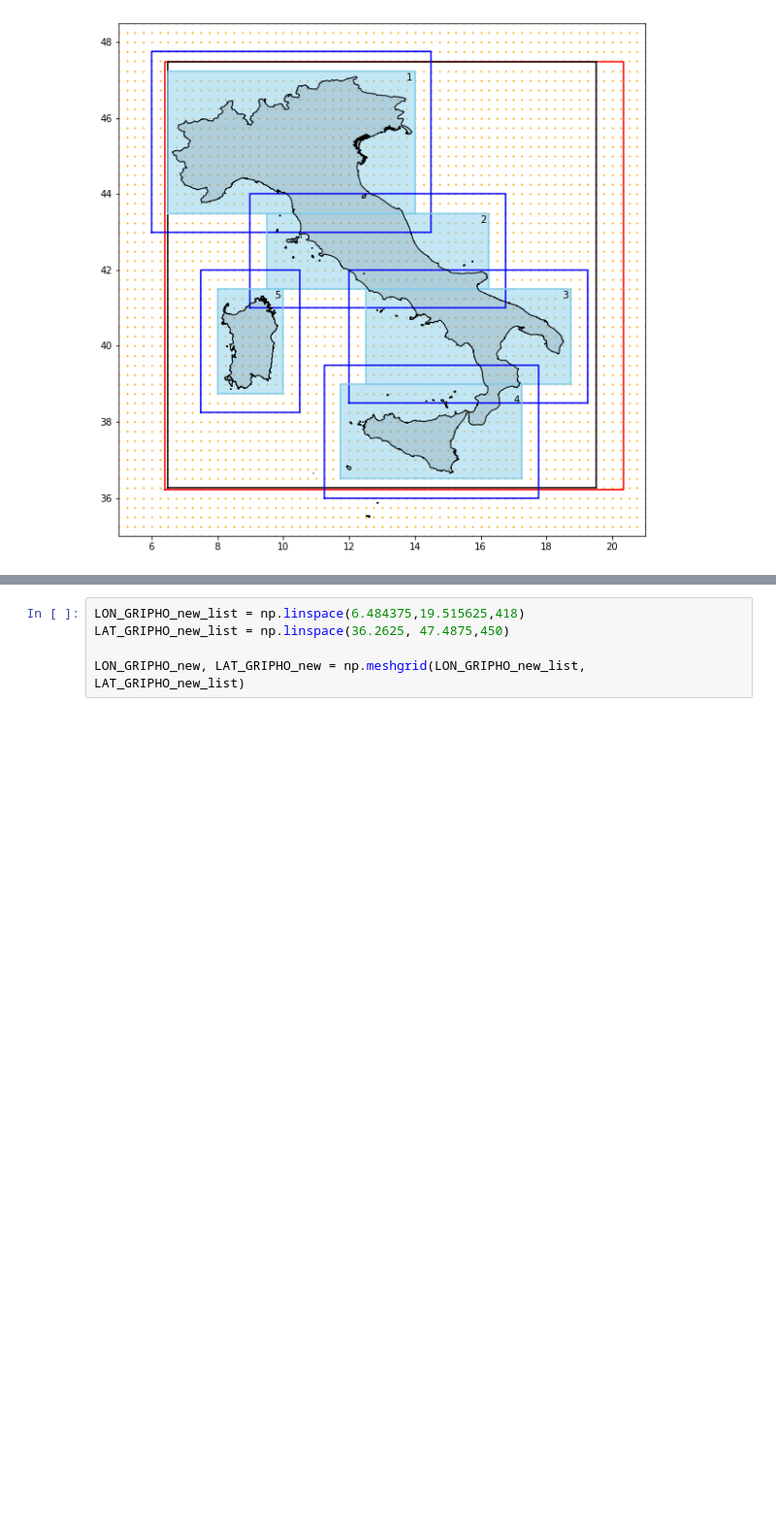
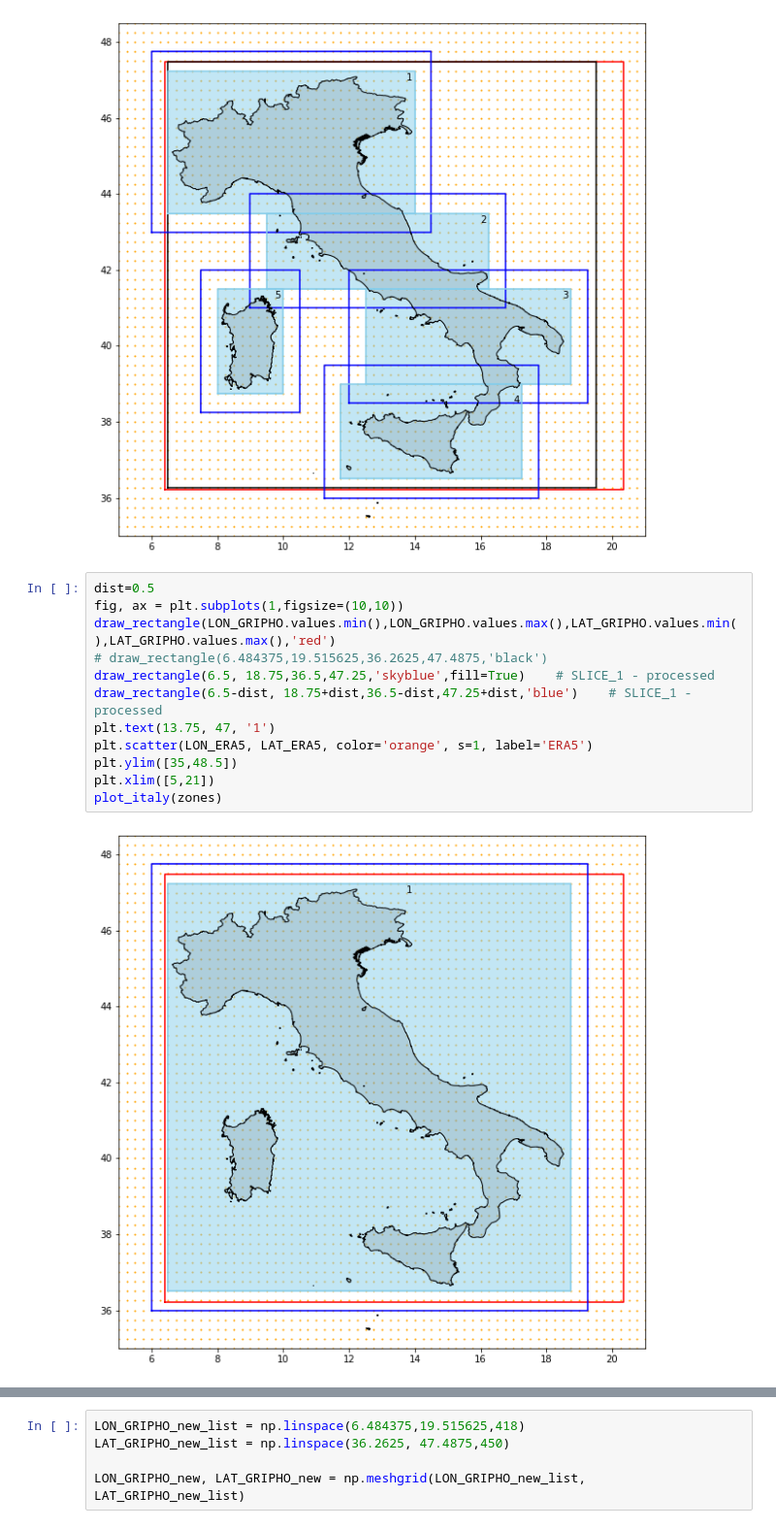
Before and after one commit to valebl/precipitation-maps, a Jupyter notebook: visualizations.ipynb, the cells around one changed output, grey strips where cells are left out. Shown: that part at 97% size. Drawn from its saved outputs; the diff is of its cells as text; blank space fills up the shorter version.

Commit message:
small change in visualizations

```diff
--- a/visualizations.ipynb
+++ b/visualizations.ipynb
@@ -101,3 +101,17 @@ plt.xlim([5,21])
 plot_italy(zones)
 # %% [output]
 [figure]
+# %%
+dist=0.5
+fig, ax = plt.subplots(1,figsize=(10,10))
+draw_rectangle(LON_GRIPHO.values.min(),LON_GRIPHO.values.max(),LAT_GRIPHO.values.min(),LAT_GRIPHO.values.max(),'red')
+# draw_rectangle(6.484375,19.515625,36.2625,47.4875,'black')
+draw_rectangle(6.5, 18.75,36.5,47.25,'skyblue',fill=True)    # SLICE_1 - processed
+draw_rectangle(6.5-dist, 18.75+dist,36.5-dist,47.25+dist,'blue')    # SLICE_1 - processed
+plt.text(13.75, 47, '1')
+plt.scatter(LON_ERA5, LAT_ERA5, color='orange', s=1, label='ERA5')
+plt.ylim([35,48.5])
+plt.xlim([5,21])
+plot_italy(zones)
+# %% [output]
+[figure, added]
```
Also changed, not shown: parts of 1 cell of this notebook.
